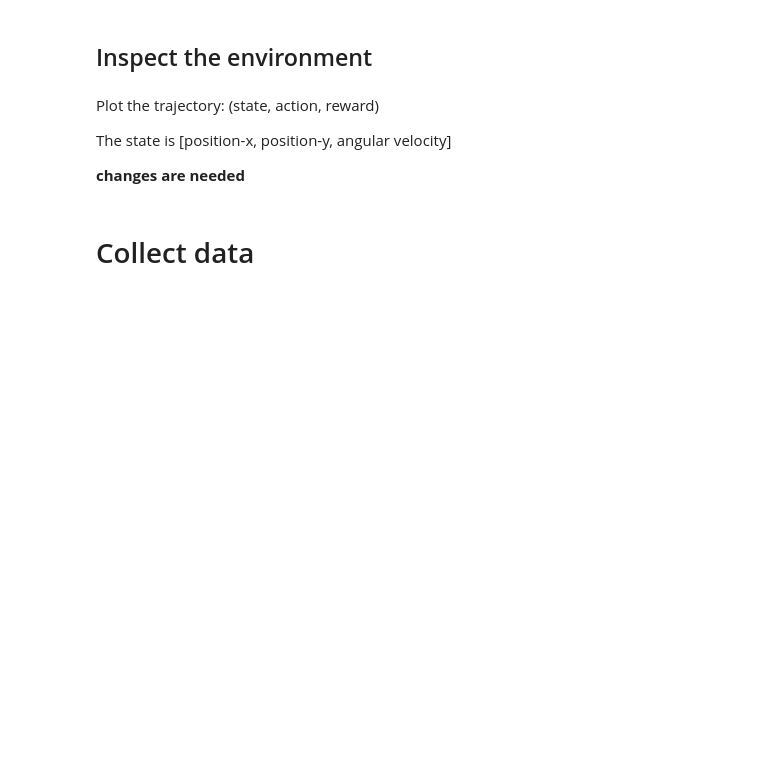
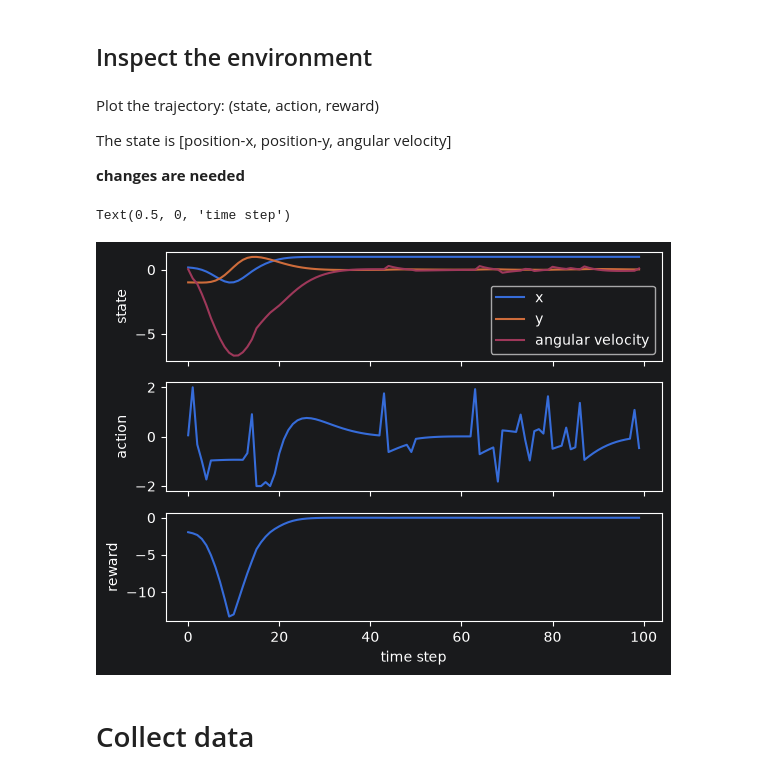
Before and after one commit to mawiit15/reinforcement-learning, a Jupyter notebook: 5_gym_valueapprox/value_approx.ipynb, the cells around one changed output. Saved outputs shown, nothing was run; the diff lists cells and outputs as text; code cells hidden in the pictures; blank space fills up the shorter version.

```diff
--- a/5_gym_valueapprox/value_approx.ipynb
+++ b/5_gym_valueapprox/value_approx.ipynb
@@ -45,3 +43,13 @@ plt.figure()
+# %%
+fig, axs = plt.subplots(3, 1, sharex=True)
+for ax, data, name in zip(axs, [states, np.vstack(actions), np.vstack(rewards)], ["state", "action", "reward"]):
+    ax.plot(data)
+    ax.set_ylabel(name)
+axs[0].legend(["x", "y", "angular velocity"])
+axs[2].set_xlabel("steps")
+# %% [output]
+Text(0.5, 0, 'time step')
+[figure, added]
 # %% [markdown]
 # Collect data
 # %% [markdown]
```
Also changed, not shown: parts of 13 cells of this notebook.
